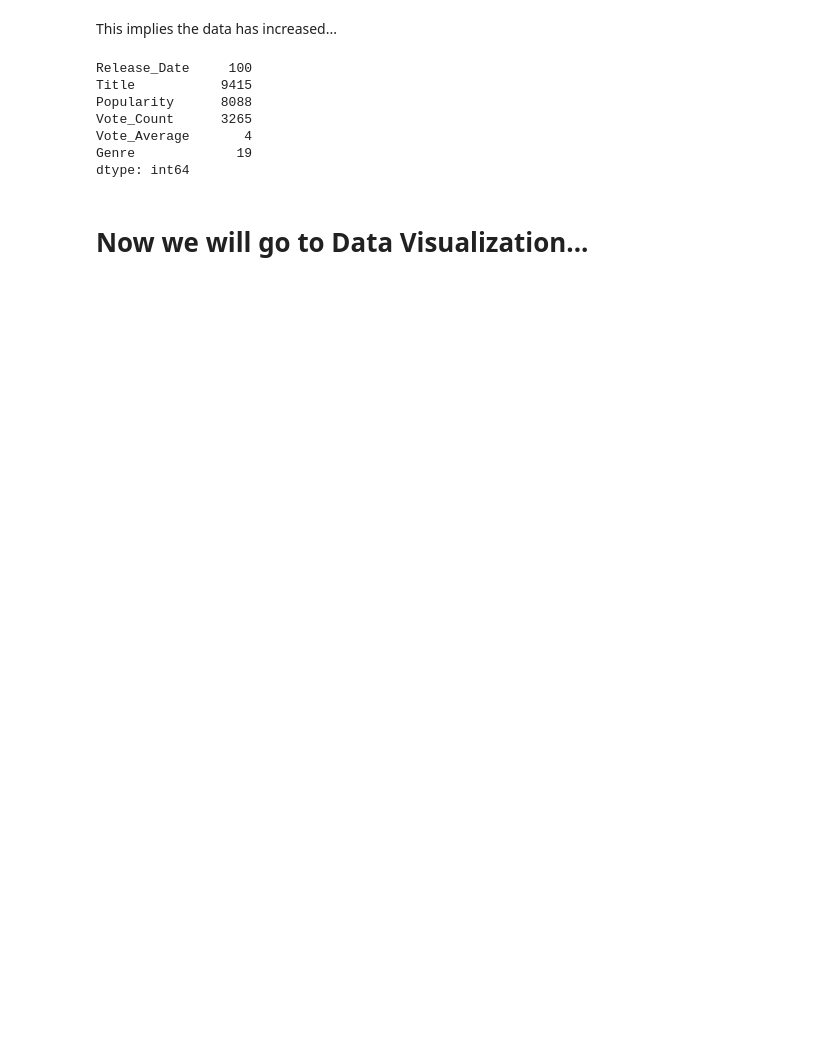
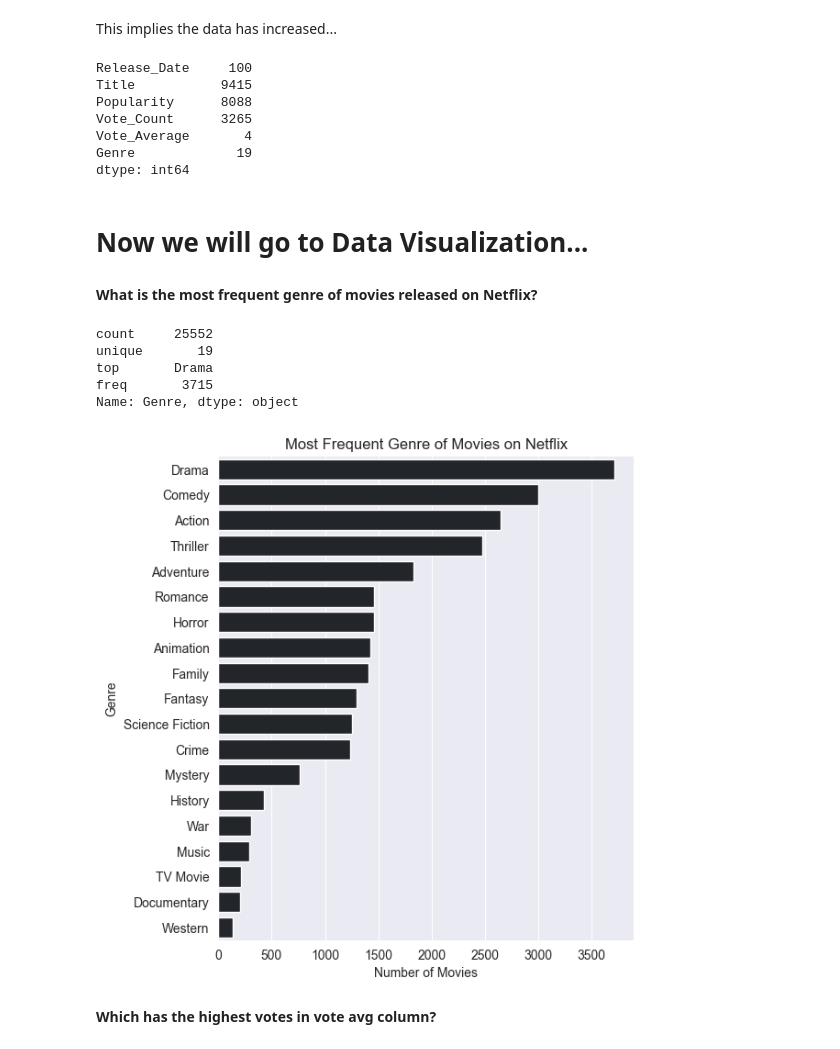
Before and after one commit to sudo-ashu/NetflixMovieAnalysis, a Jupyter notebook: NetflixMovieAnalysis.ipynb, the cells around one changed output. Drawn from its saved outputs; the diff is of its cells as text; code cells hidden in the pictures; blank space fills up the shorter version.

```diff
--- a/NetflixMovieAnalysis.ipynb
+++ b/NetflixMovieAnalysis.ipynb
@@ -210,3 +210,25 @@ Genre             19
 dtype: int64
 # %% [markdown]
 # Now we will go to Data Visualization...
+# %%
+sns.set_style('darkgrid')
+# %% [markdown]
+**What is the most frequent genre of movies released on Netflix?**
+# %%
+df['Genre'].describe()
+# %% [output]
+count     25552
+unique       19
+top       Drama
+freq       3715
+Name: Genre, dtype: object
+# %%
+sns.catplot( y='Genre', data=df, kind='count', height=6, aspect=1, order=df['Genre'].value_counts().index, color='#21252b')
+plt.title('Most Frequent Genre of Movies on Netflix')
+plt.xlabel('Number of Movies')
+plt.ylabel('Genre')
+plt.show()
+# %% [output]
+[figure, added]
+# %% [markdown]
+**Which has the highest votes in vote avg column?**
```
Also changed, not shown: parts of 16 cells of this notebook.
